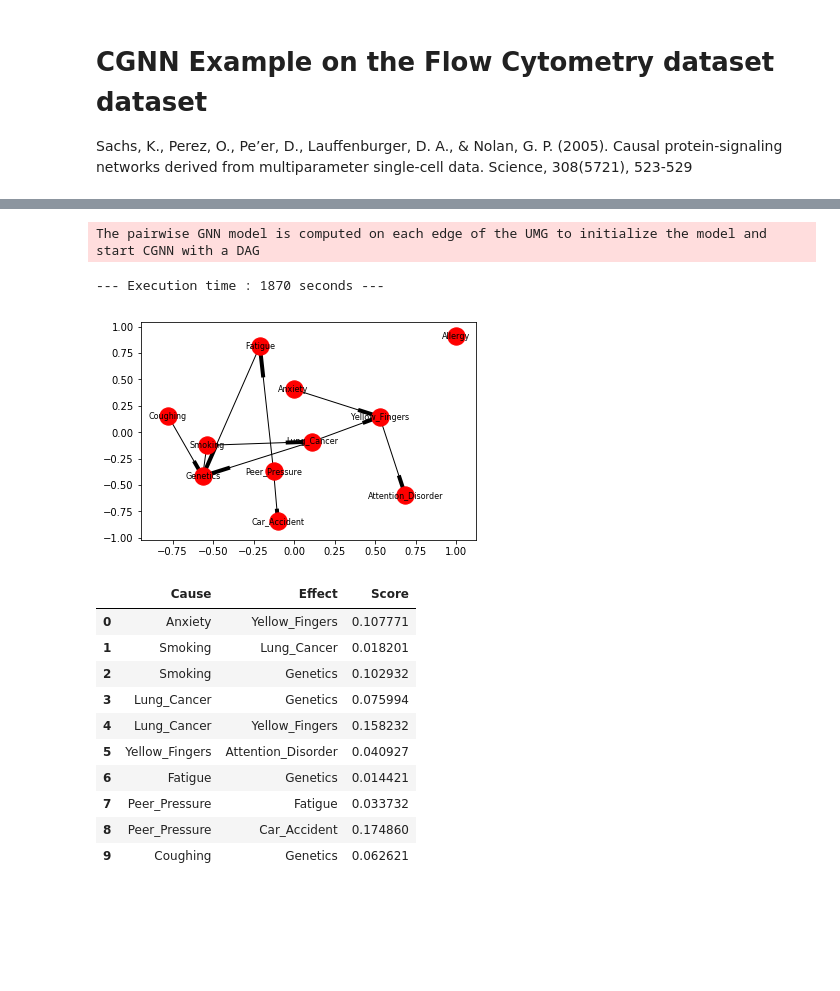
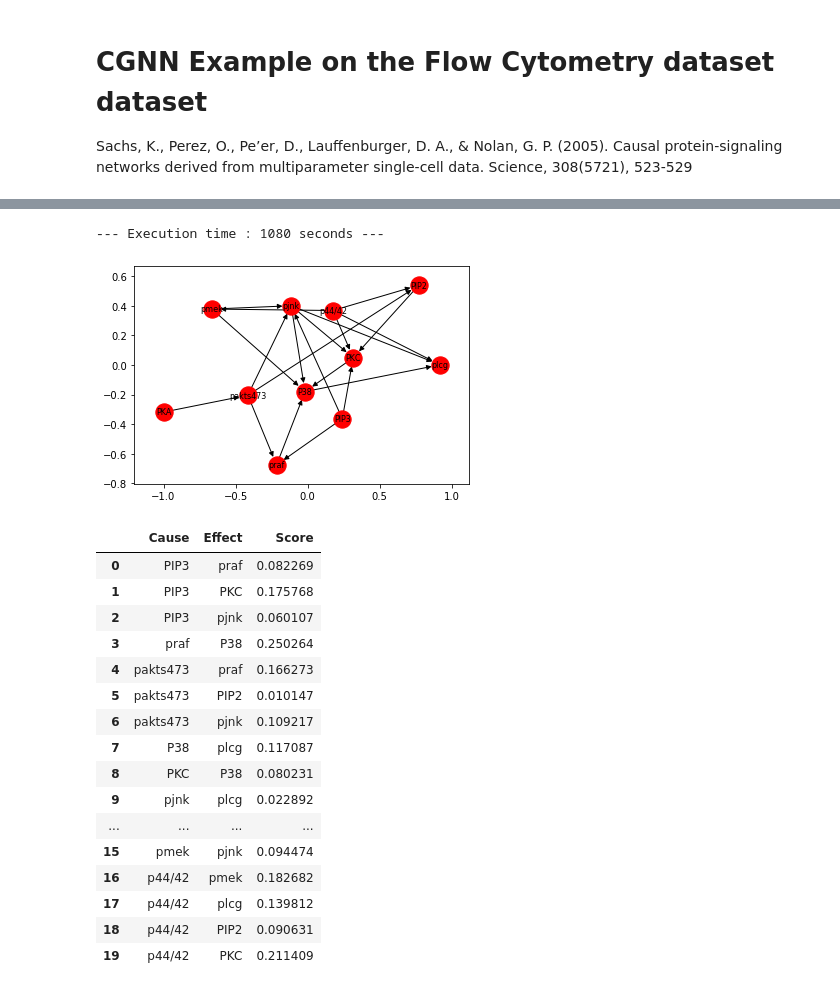
Before and after one commit to FenTechSolutions/CausalDiscoveryToolbox, a Jupyter notebook: examples/example_cgnn.ipynb, the cells around one changed output, grey strips where cells are left out. Drawn from its saved outputs; the diff is of its cells as text; code cells hidden in the pictures; blank space fills up the shorter version.

```diff
--- a/examples/example_cgnn.ipynb
+++ b/examples/example_cgnn.ipynb
@@ -33,10 +37,10 @@ data.head()
 # Finding the structure of the graph
 from cdt.independence.graph import FSGNN
 
-Fsgnn = FSGNN(train_epochs=2000, test_epochs=1000, l1=0.01)
+Fsgnn = FSGNN(train_epochs=1000, test_epochs=500, l1=0.1, batch_size=1000)
 
 start_time = time.time()
-ugraph = Fsgnn.predict(data, threshold=5e-4)
+ugraph = Fsgnn.predict(data, threshold=1e-7)
 print("--- Execution time : %4.4s seconds ---" % (time.time() - start_time))
 nx.draw_networkx(ugraph, font_size=8) # The plot function allows for quick visualization of the graph.
 plt.show()
@@ -58,0 +70,13 @@ pd.DataFrame(list(ugraph.edges(data='weight')))
+# %%
+# Pairwise orientation of the edges of the graph
+from cdt.causality.pairwise import GNN
+from cdt.utils.graph import dagify_min_edge
+start_time = time.time()
+
+gnn = GNN(nruns=16, nb_max_runs=32, train_epochs=1000, test_epochs=500, batch_size=1000)
+ograph = dagify_min_edge(gnn.orient_graph(data, ugraph))
+print("--- Execution time : %4.4s seconds ---" % (time.time() - start_time))
+nx.draw_networkx(ugraph, font_size=8) # The plot function allows for quick visualization of the graph.
+plt.show()
+# List results
+pd.DataFrame(list(ograph.edges(data='weight')), columns=['Cause', 'Effect', 'Score'])
@@ -59,28 +103,32 @@ pd.DataFrame(list(ugraph.edges(data='weight')))
 # %%
-# Orient the edges of the graph
 from cdt.causality.graph import CGNN
-Cgnn = CGNN(nruns=16, train_epochs=1500, test_epochs=1000)
+Cgnn = CGNN(nruns=16, train_epochs=2000, test_epochs=1000, batch_size=1000)
 start_time = time.time()
-dgraph = Cgnn.predict(data, graph=ugraph)
+dgraph = Cgnn.orient_directed_graph(data, ograph)
 print("--- Execution time : %4.4s seconds ---" % (time.time() - start_time))
 
 # Plot the output graph
 nx.draw_networkx(dgraph, font_size=8) # The plot function allows for quick visualization of the graph.
 plt.show()
 # Print output results :
 pd.DataFrame(list(dgraph.edges(data='weight')), columns=['Cause', 'Effect', 'Score'])
 # %% [output]
-The pairwise GNN model is computed on each edge of the UMG to initialize the model and start CGNN with a DAG
+--- Execution time : 1080 seconds ---
---- Execution time : 1870 seconds ---
-[figure, old version]
+[figure, new version]
 |  | Cause | Effect | Score |
-| 0 | Anxiety | Yellow_Fingers | 0.107771 |
-| 1 | Smoking | Lung_Cancer | 0.018201 |
-| 2 | Smoking | Genetics | 0.102932 |
-| 3 | Lung_Cancer | Genetics | 0.075994 |
-| 4 | Lung_Cancer | Yellow_Fingers | 0.158232 |
-| 5 | Yellow_Fingers | Attention_Disorder | 0.040927 |
-| 6 | Fatigue | Genetics | 0.014421 |
-| 7 | Peer_Pressure | Fatigue | 0.033732 |
-| 8 | Peer_Pressure | Car_Accident | 0.174860 |
-| 9 | Coughing | Genetics | 0.062621 |
+| 0 | PIP3 | praf | 0.082269 |
+| 1 | PIP3 | PKC | 0.175768 |
+| 2 | PIP3 | pjnk | 0.060107 |
+| 3 | praf | P38 | 0.250264 |
+| 4 | pakts473 | praf | 0.166273 |
+| 5 | pakts473 | PIP2 | 0.010147 |
+| 6 | pakts473 | pjnk | 0.109217 |
+| 7 | P38 | plcg | 0.117087 |
+| 8 | PKC | P38 | 0.080231 |
+| 9 | pjnk | plcg | 0.022892 |
+| ... | ... | ... | ... |
+| 15 | pmek | pjnk | 0.094474 |
+| 16 | p44/42 | pmek | 0.182682 |
+| 17 | p44/42 | plcg | 0.139812 |
+| 18 | p44/42 | PIP2 | 0.090631 |
+| 19 | p44/42 | PKC | 0.211409 |
```
Also changed, not shown: parts of 4 cells of this notebook, 2 other files.
